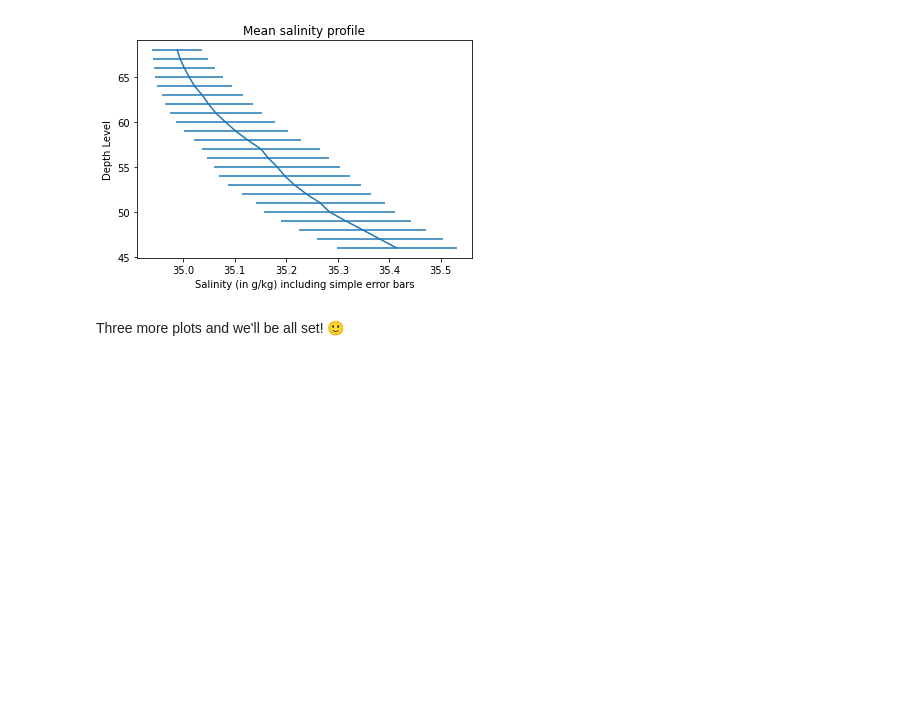
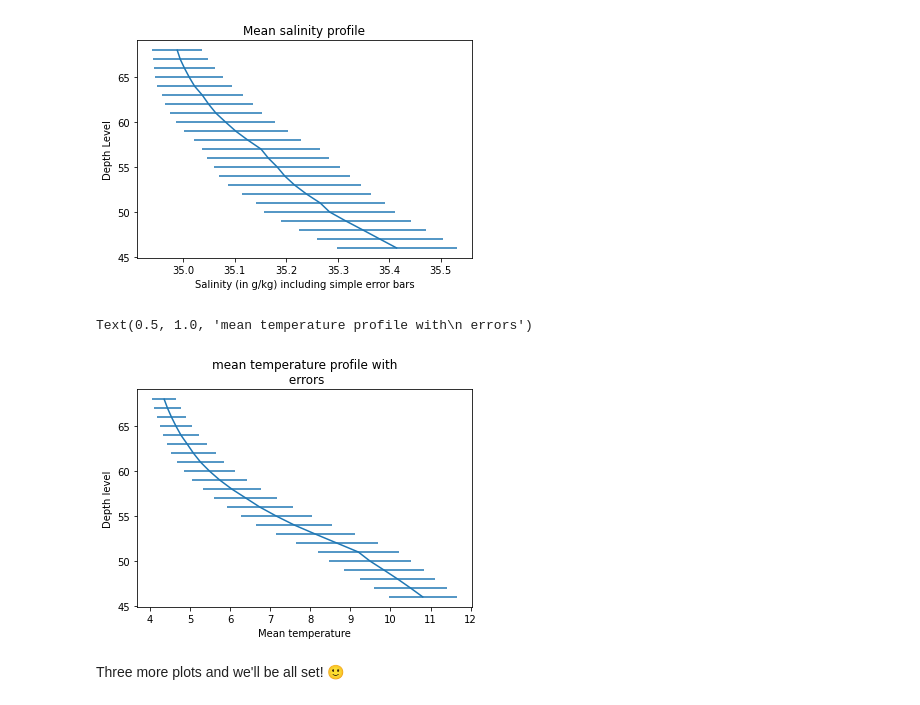
Before and after one commit to Etienne-98/2022_Intro_Python, a Jupyter notebook: Exercises/W2_S1.ipynb, the cells around one changed output. Saved outputs shown, nothing was run; the diff lists cells and outputs as text; code cells hidden in the pictures; blank space fills up the shorter version.

```diff
--- a/Exercises/W2_S1.ipynb
+++ b/Exercises/W2_S1.ipynb
@@ -274,6 +290,7 @@ Hint 2: You can check that you took the mean and standard deviations along the c
 # %% [markdown]
 Compute the means...
 # %%
-T_mean = np.mean(T,axis=0)
+T_mean = np.mean(T,axis=1) # actually changes from shape = 75 to shape = 78 with axis = 0 or 1
+print(T_mean.shape)
 print(T_mean)
 # %% [output]
@@ -318,15 +336,15 @@ print(Seawater_density_mean)
 # %% [markdown]
 ... and the standard deviations.
 # %%
-T_std = np.std(T,axis=0)
+T_std = np.std(T,axis=1)
 print(T_std)
 
-S_std = np.std(S,axis=0)
+S_std = np.std(S,axis=1)
 print(S_std)
 
-P_std = np.std(P,axis=0)
+P_std = np.std(P,axis=1)
 print(P_std)
 
-Seawater_density_std = np.std(relative_density,axis=0)
+Seawater_density_std = np.std(relative_density,axis=1)
 print(Seawater_density_std)
 # %% [output]
@@ -369,2 +380,12 @@ plt.title(___)
+# %%
+plt.errorbar(T_mean,
+             level,
+             xerr=T_std) # array dimensions must match (78,78) --> careful with axes
+plt.xlabel('Mean temperature')
+plt.ylabel('Depth level')
+plt.title('mean temperature profile with\n errors')
+# %% [output]
+Text(0.5, 1.0, 'mean temperature profile with\n errors')
+[figure, added]
 # %% [markdown]
 Three more plots and we'll be all set! 🙂
```
Also changed, not shown: parts of 10 cells of this notebook.
